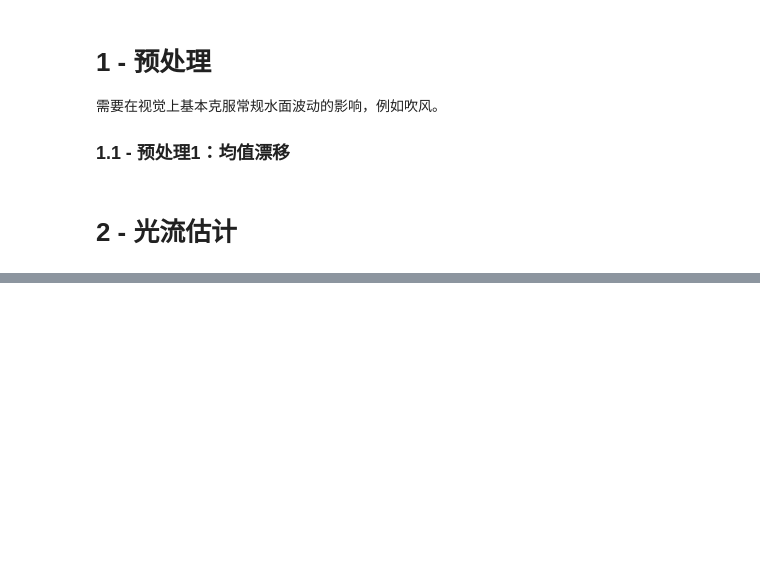
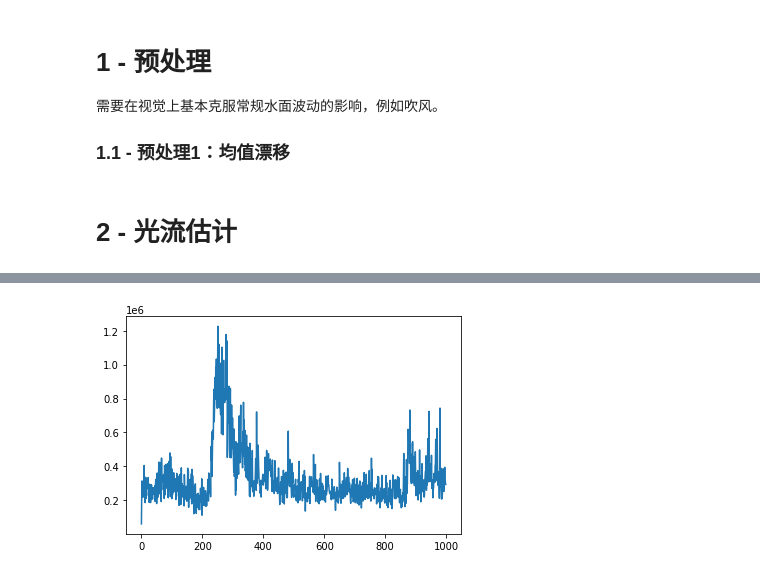
Before and after one commit to liuziyi-subtle/FishFeeding, a Jupyter notebook: test_optical_flow.ipynb, the cells around one changed output, grey strips where cells are left out. Drawn from its saved outputs; the diff is of its cells as text; code cells hidden in the pictures; blank space fills up the shorter version.

```diff
--- a/test_optical_flow.ipynb
+++ b/test_optical_flow.ipynb
@@ -43,0 +136,8 @@ cv2.destroyAllWindows()
+# %%
+import matplotlib.pyplot as plt
+
+# pwcnet_ft_4x1_300k_sintel_final_384x768 + meanshift1[100:700, :, :]
+plt.plot(r)
+plt.show()
+# %% [output]
+[figure, added]
```
Also changed, not shown: parts of 12 cells of this notebook.
